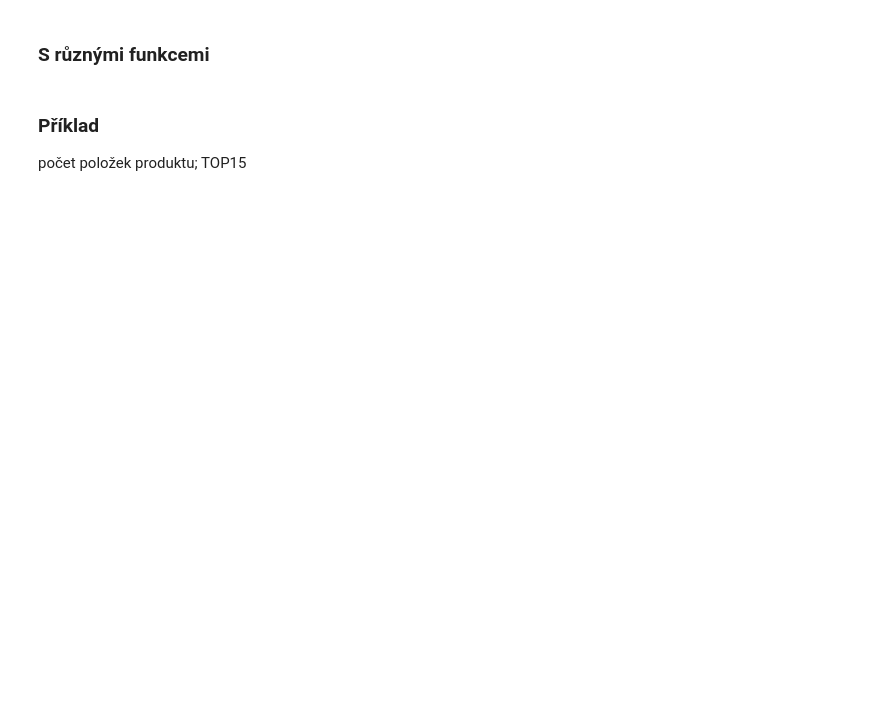
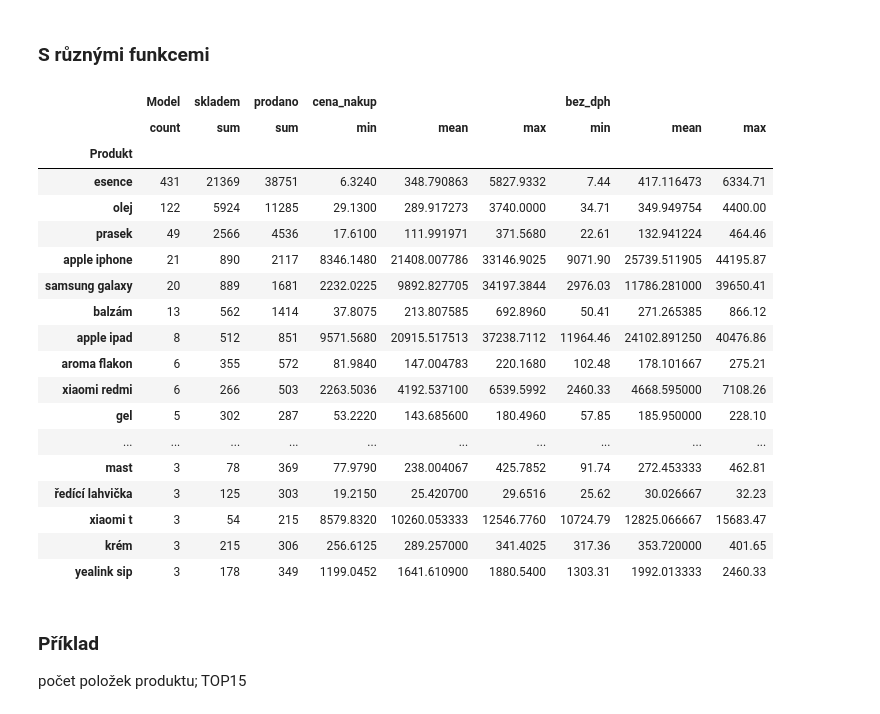
Before and after one commit to nowakovad-stack/DAPYTPCS20251013, a Jupyter notebook: training/pyA_business-analyza.ipynb, the cells around one changed output. Cells and saved outputs as stored; diff of their text form; code cells hidden in the pictures; blank space fills up the shorter version.

```diff
--- a/training/pyA_business-analyza.ipynb
+++ b/training/pyA_business-analyza.ipynb
@@ -33,0 +115,4 @@ COL_MARZE = 'marze'
+# %%
+kosmetika.reset_index(inplace=True)
+
+kosmetika
@@ -44,2 +167,28 @@ mobily[COL_SKUPINA] = 'mobily'
 # %% [markdown]
 ### Doplníme si do skladu další hodnoty
+# %%
+def build_product(text):
+    output = text[0:10]
+    rem = re.search(r"\b(olej|mast|gel|kr[eÉ]m|balz[aá]m)\b",text,flags=re.IGNORECASE)
+    if rem:
+        output = rem.group(1)
+    else:
+         rem = re.search(r"\d{1,5}\s*[mcd]?l\b",text,flags=re.IGNORECASE)
+         if rem:
+             output = "esence"
+         else:
+            rem = re.search(r"\d{1,5}\s*[mdk]?g\b",text)
+            if rem:
+                output = "prasek"
+            else:
+                rem = re.search(r"^(\w+)[\W\d]*(\w+)?",text)
+                if rem:
+                     output = f"{rem.group(1)} {rem.group(2)}"
+    return output.lower()
+
+def init_store(data):
+    nakup = data[COL_BEZDPH]*random.choice((0.75,0.8,.85,.92))
+    skladem = random.randint (0,100)
+    prodano = random.randint(20,160)
+    produkt = build_product (data[COL_MODEL])#data[COL_MODEL][0:10] #beru prvních 10  znaků z názvu
+    return [nakup, skladem, prodano, produkt]
@@ -49,5 +259,33 @@ mobily[COL_SKUPINA] = 'mobily'
 # %% [markdown]
 ### S různými funkcemi
+# %%
+sklad.groupby(COL_PRODUKT).aggregate({
+    COL_MODEL: 'count',
+    COL_SKLADEM: 'sum',
+    COL_PRODANO: 'sum',
+    COL_NAKUP: ['min', 'mean', 'max'],
+    COL_BEZDPH: ['min', 'mean', 'max'],
+}).sort_values((COL_MODEL, 'count'),ascending=False).head(20)
+# %% [output]
+|  | Model | skladem | prodano | cena_nakup |  |  | bez_dph |  |  |
+|  | count | sum | sum | min | mean | max | min | mean | max |
+| Produkt |  |  |  |  |  |  |  |  |  |
+| esence | 431 | 21369 | 38751 | 6.3240 | 348.790863 | 5827.9332 | 7.44 | 417.116473 | 6334.71 |
+| olej | 122 | 5924 | 11285 | 29.1300 | 289.917273 | 3740.0000 | 34.71 | 349.949754 | 4400.00 |
+| prasek | 49 | 2566 | 4536 | 17.6100 | 111.991971 | 371.5680 | 22.61 | 132.941224 | 464.46 |
+| apple iphone | 21 | 890 | 2117 | 8346.1480 | 21408.007786 | 33146.9025 | 9071.90 | 25739.511905 | 44195.87 |
+| samsung galaxy | 20 | 889 | 1681 | 2232.0225 | 9892.827705 | 34197.3844 | 2976.03 | 11786.281000 | 39650.41 |
+| balzám | 13 | 562 | 1414 | 37.8075 | 213.807585 | 692.8960 | 50.41 | 271.265385 | 866.12 |
+| apple ipad | 8 | 512 | 851 | 9571.5680 | 20915.517513 | 37238.7112 | 11964.46 | 24102.891250 | 40476.86 |
+| aroma flakon | 6 | 355 | 572 | 81.9840 | 147.004783 | 220.1680 | 102.48 | 178.101667 | 275.21 |
+| xiaomi redmi | 6 | 266 | 503 | 2263.5036 | 4192.537100 | 6539.5992 | 2460.33 | 4668.595000 | 7108.26 |
+| gel | 5 | 302 | 287 | 53.2220 | 143.685600 | 180.4960 | 57.85 | 185.950000 | 228.10 |
+| ... | ... | ... | ... | ... | ... | ... | ... | ... | ... |
+| mast | 3 | 78 | 369 | 77.9790 | 238.004067 | 425.7852 | 91.74 | 272.453333 | 462.81 |
+| ředící lahvička | 3 | 125 | 303 | 19.2150 | 25.420700 | 29.6516 | 25.62 | 30.026667 | 32.23 |
+| xiaomi t | 3 | 54 | 215 | 8579.8320 | 10260.053333 | 12546.7760 | 10724.79 | 12825.066667 | 15683.47 |
+| krém | 3 | 215 | 306 | 256.6125 | 289.257000 | 341.4025 | 317.36 | 353.720000 | 401.65 |
+| yealink sip | 3 | 178 | 349 | 1199.0452 | 1641.610900 | 1880.5400 | 1303.31 | 1992.013333 | 2460.33 |
 # %% [markdown]
 ### Příklad
 počet položek produktu; TOP15
```
Also changed, not shown: parts of 26 cells of this notebook, 9 other files.
